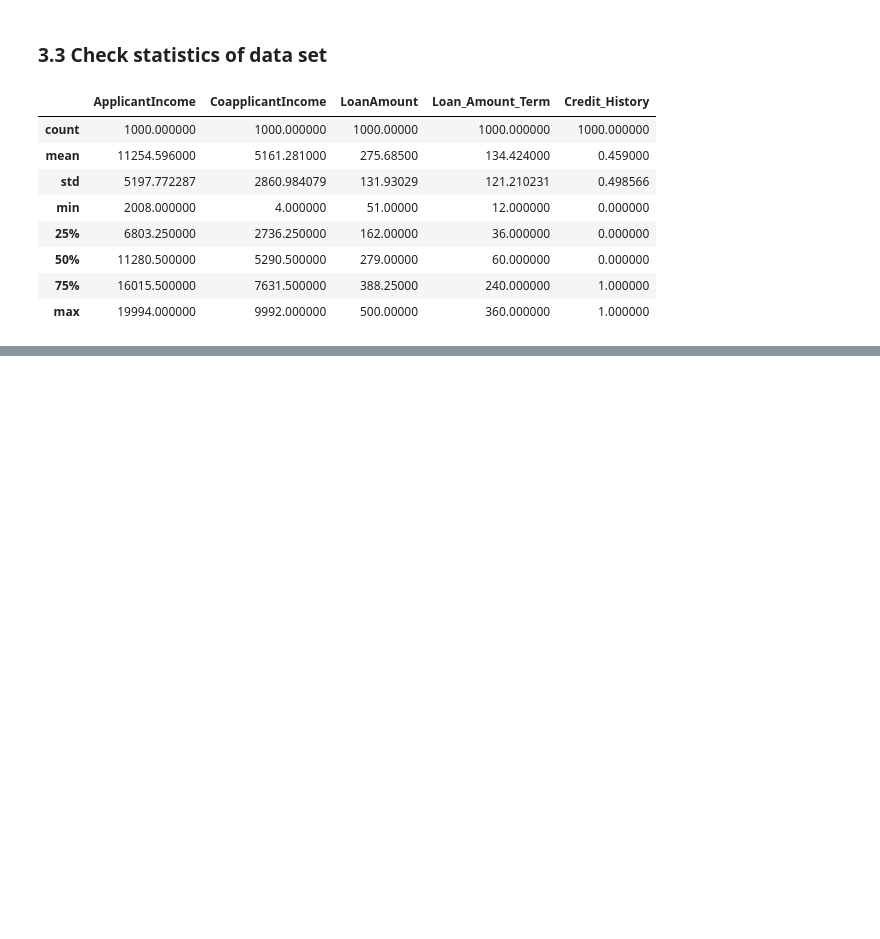
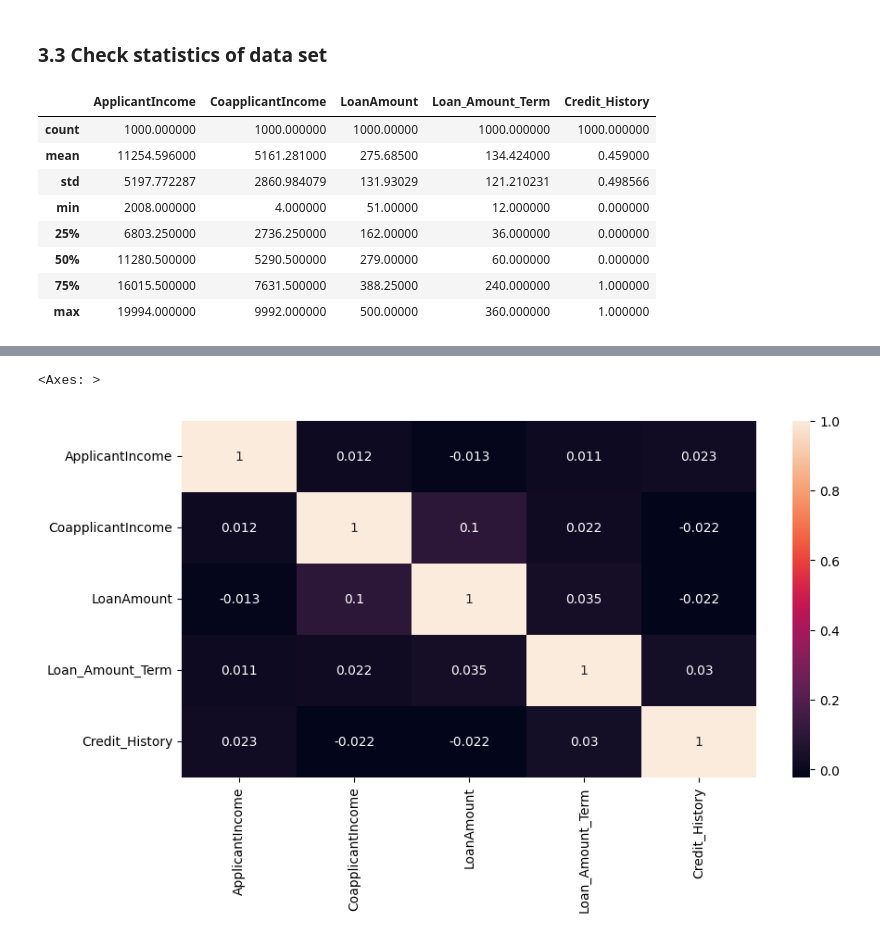
Before and after one commit to Lakshman895/LoanApprovalPrediction, a Jupyter notebook: notebook/eda.ipynb, the cells around one changed output, grey strips where cells are left out. Drawn from its saved outputs; the diff is of its cells as text; code cells hidden in the pictures; blank space fills up the shorter version.

```diff
--- a/notebook/eda.ipynb
+++ b/notebook/eda.ipynb
@@ -111,0 +176,8 @@ df.describe()
+# %%
+df.columns = df.columns.str.strip()
+# %%
+numerical_feture = df.select_dtypes(exclude='object').columns
+categorical_feature = df.select_dtypes(include='object').columns
+# %%
+correlation_matrix = df[numerical_feture].corr()
+correlation_matrix
@@ -111,0 +191,6 @@ df.describe()
+# %%
+plt.figure(figsize=(10,5))
+sns.heatmap(correlation_matrix,annot=True)
+# %% [output]
+<Axes: >
+[figure, added]
```
Also changed, not shown: parts of 18 cells of this notebook.
